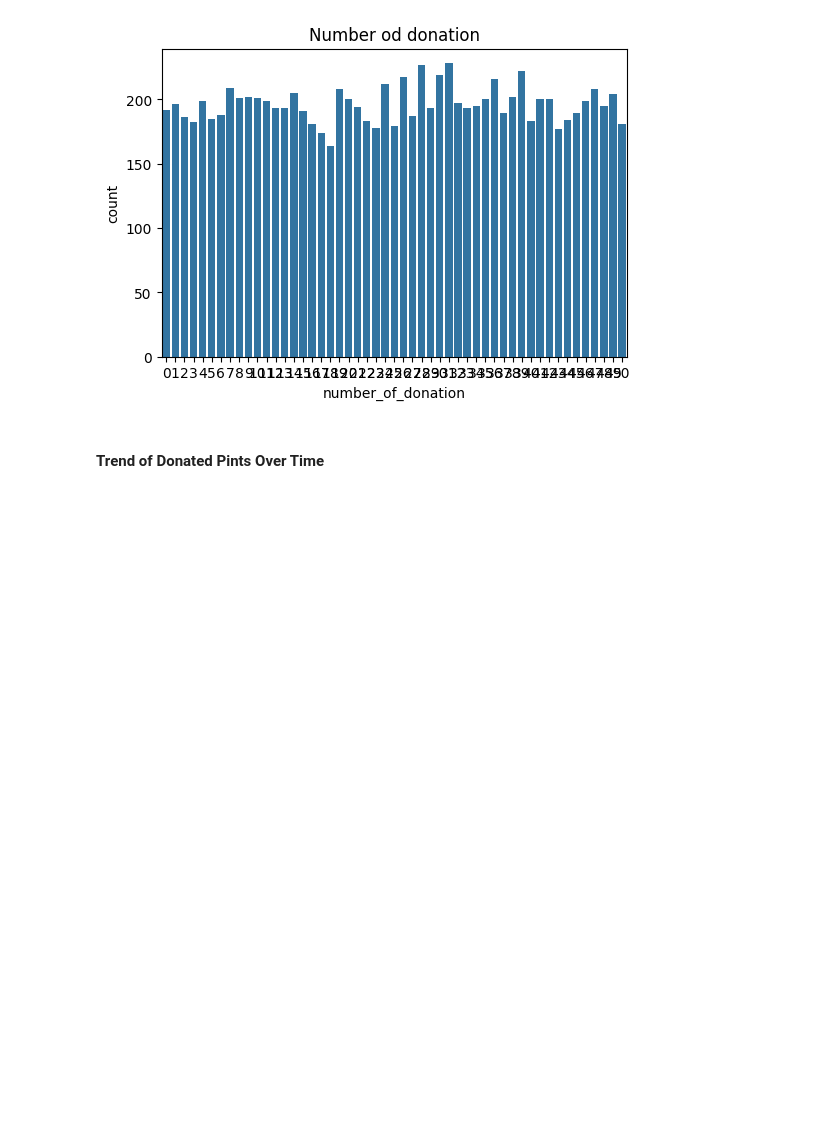
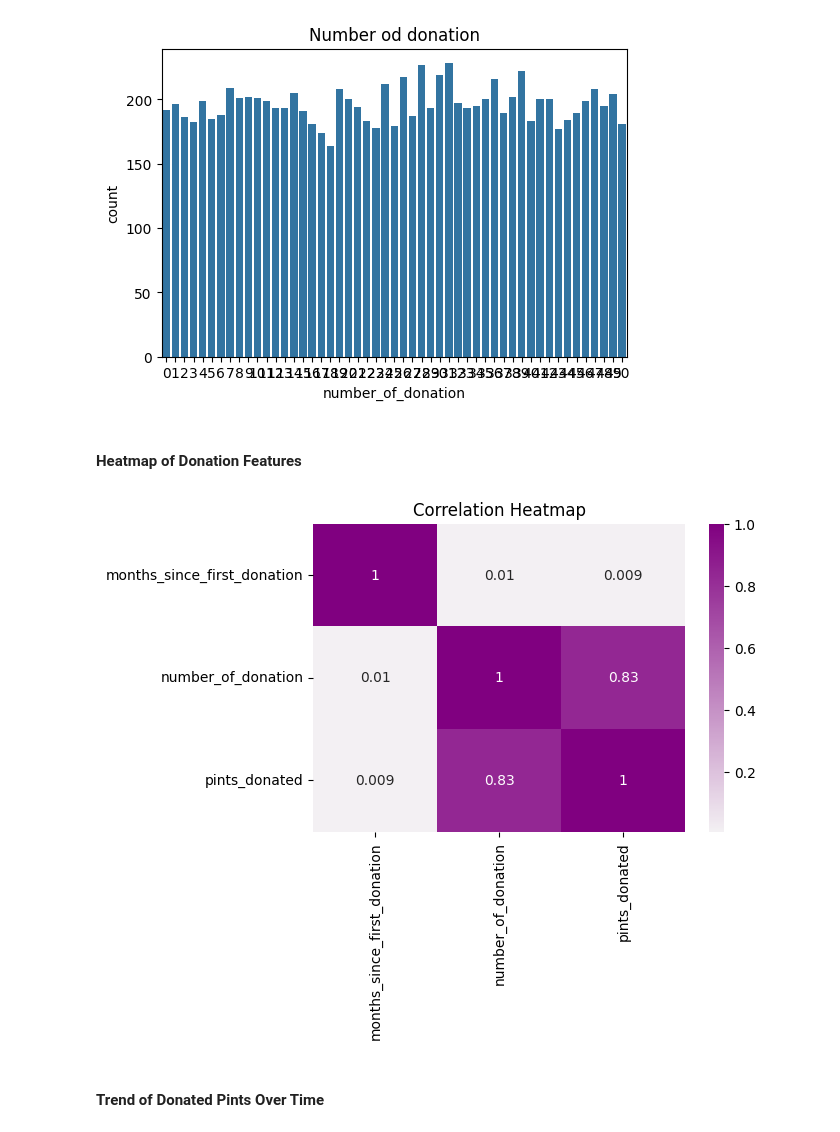
Before and after one commit to Faghaee2000/Blood-Donor-Analysis, a Jupyter notebook: blood_analysis.ipynb, the cells around one changed output. Cells and saved outputs as stored; diff of their text form; code cells hidden in the pictures; blank space fills up the shorter version.

```diff
--- a/blood_analysis.ipynb
+++ b/blood_analysis.ipynb
@@ -80,6 +102,19 @@ plt.title("Number od donation")
 plt.show()
 # %% [output]
 [figure]
+# %% [markdown]
+#### Heatmap of Donation Features
+# %%
+plt.figure(figsize=(6,4))
+sns.heatmap(
+    df[['months_since_first_donation','number_of_donation','pints_donated']].corr(),
+    annot=True,
+    cmap=sns.light_palette("purple", as_cmap=True)
+)
+plt.title("Correlation Heatmap")
+plt.show()
+# %% [output]
+[figure, added]
 # %% [markdown]
 #### Trend of Donated Pints Over Time
 # %%
```
Also changed, not shown: parts of 4 cells of this notebook.
